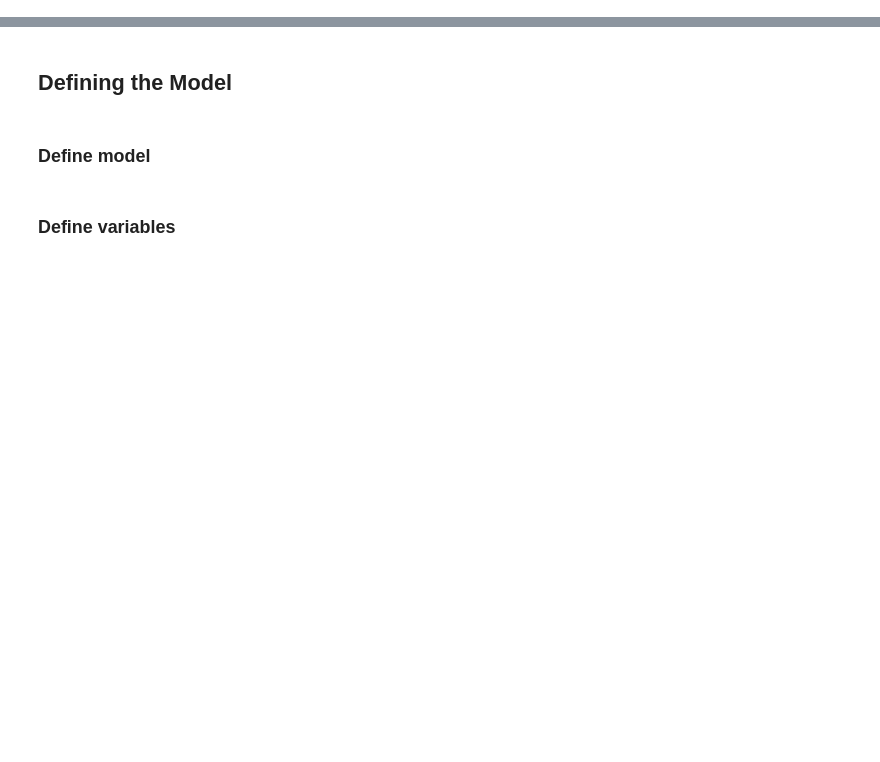
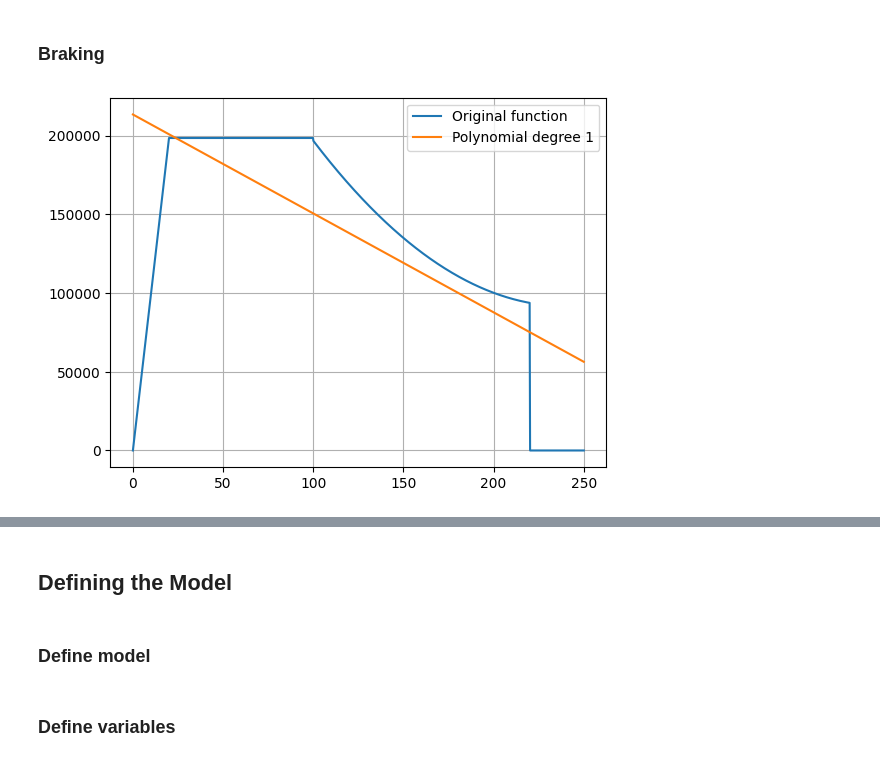
Before and after one commit to savino-a/MSC-Project, a Jupyter notebook: Code/Alstom_model/sol_poly.ipynb, the cells around one changed output, grey strips where cells are left out. Drawn from its saved outputs; the diff is of its cells as text; code cells hidden in the pictures; blank space fills up the shorter version.

```diff
--- a/Code/Alstom_model/sol_poly.ipynb
+++ b/Code/Alstom_model/sol_poly.ipynb
@@ -46,0 +103,47 @@ A, B, C, m, v_max, p_max, c_max = 0.632, 40.7, 3900, 320000, 220, 4305220, 32000
+# %% [markdown]
+### Braking
+# %%
+def f(v):
+    if 0 <= v <= 20:
+        return 9925 * v + 1.243
+    if 20 <= v <= 100:
+        return 2.039 * (10**-13) * v + 1.985 * (10**5)
+    if 100 <= v <= 220:
+        return 5.389 * (v**2) - 2583 * v + 4.012 * (10**5)
+    else:
+        return 0
+
+
+# Interval [a, b] and degree n
+a, b = 0, 250
+n = 1
+
+# Choose n+1 interpolation points
+x_points = np.linspace(a, b, 1000)
+y_points_bis = []
+for x in x_points:
+    y_points_bis.append(f(x))
+
+# Get the polynomial coefficients (highest degree first)
+coeffs = np.polyfit(x_points, y_points_bis, deg=n)
+
+# Create polynomial function
+Pbraking = np.poly1d(coeffs)
+
+
+
+y_points_approx = []
+for i in range(len(x_points)):
+    y_points_approx.append(Pbraking(x_points[i]))
+
+F_neg_max = max(y_points_approx)
+F_max = max(F_pos_max, F_neg_max)
+
+if __name__ == "__main__":
+    plt.plot(x_points, y_points_bis, label="Original function")
+    plt.plot(x_points, y_points_approx, label=f"Polynomial degree {n}")
+    plt.legend()
+    plt.grid(True)
+    plt.show()
+# %% [output]
+[figure, added]
```
Also changed, not shown: parts of 36 cells of this notebook.
